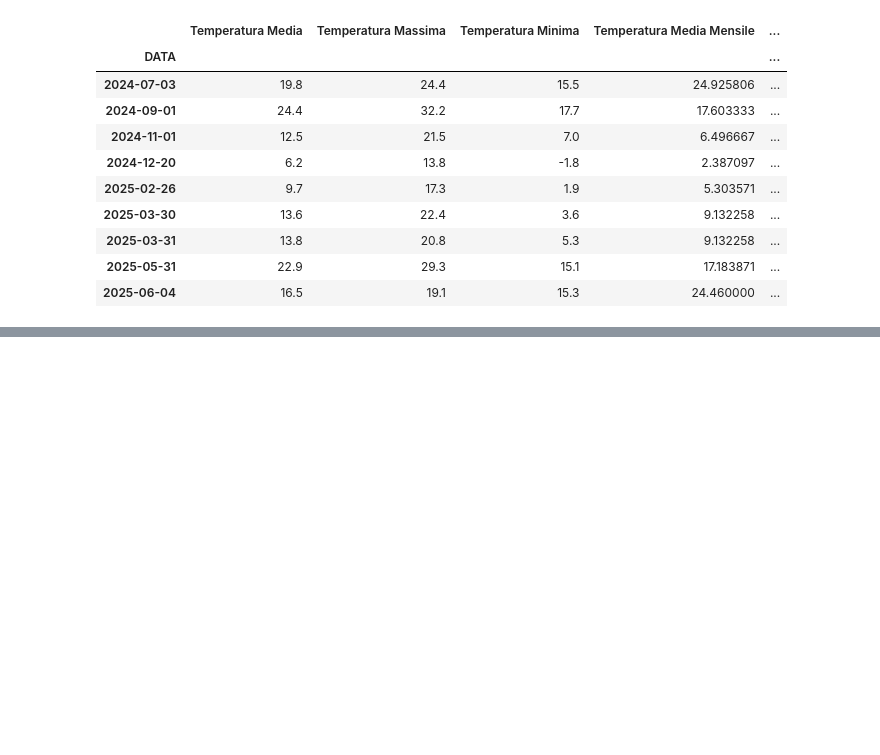
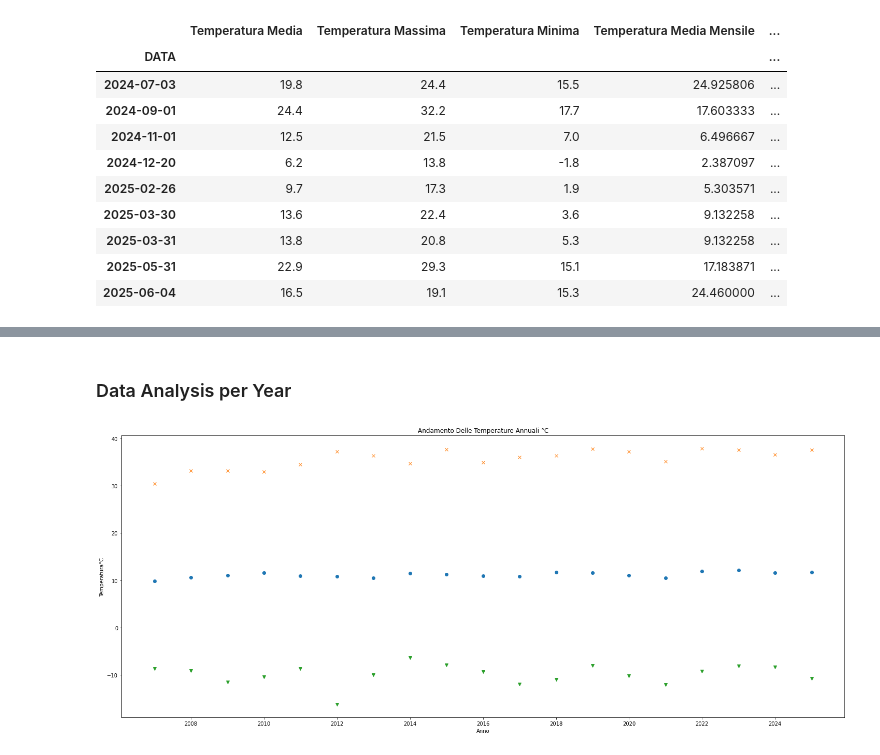
Before and after one commit to alepini88/NumPy-Fundamentals-Exercises-and-Projects, a Jupyter notebook: Numpy Mini progetto temperature e statistica.ipynb, the cells around one changed output, grey strips where cells are left out. Saved outputs shown, nothing was run; the diff lists cells and outputs as text; code cells hidden in the pictures; blank space fills up the shorter version.

```diff
--- a/Numpy Mini progetto temperature e statistica.ipynb
+++ b/Numpy Mini progetto temperature e statistica.ipynb
@@ -192,0 +309,48 @@ df_anomalie # DataFrame delle Anomalie
+# %%
+# Faccio statistiche per mese e anno usando "groupby"
+df.index = pd.to_datetime(df.index, format="%Y-%m-%d") # converto l'indice a "datetime"
+
+# Creo un Data Frame con i dati ragrupprati per MESE #######################################################################
+df_mensile = df.groupby(df.index.to_period("M")).agg({"Temperatura Media °C" : "mean",
+                                                      "Temperatura Minima °C": "min",
+                                                      "Temperatura Massima °C": "max"})
+df_mensile["Std Temperatura Media Mensile °C"] = df.groupby(df.index.to_period("M"))["Temperatura Media °C"].std()
+
+#Cambio il nome delle colonne e dell'indice
+df_mensile.rename(columns={"Temperatura Media °C": "Temperatura Media Mensile °C",
+                           "Temperatura Minima °C": "Temperatura Minima Mensile °C",
+                          "Temperatura Massima °C": "Temperatura Massima Mensile °C"}, inplace=True)
+df_mensile.index.name =  "Mese"
+df_mensile.drop("2026-01", inplace=True) # Elimino la riga relativa a Gennaio 2026 perché non completa
+
+
+#Creo un Data Frame con i dati ragruppati per ANNO #################################################################################
+df_anno = df.groupby(df.index.to_period("Y")).agg({"Temperatura Media °C": "mean",
+                                                   "Temperatura Minima °C": "min",
+                                                  "Temperatura Massima °C": "max"})
+df_anno["Std Temperatura Media Annuale °C"] = df.groupby(df.index.to_period("Y"))["Temperatura Media °C"].std()
+df_anno.rename(columns={"Temperatura Media °C":"Temperatura Media Annuale °C",
+                       "Temperatura Minima °C": "Temperatura Minima Annuale °C",
+                       "Temperatura Massima °C": "Temperatura Massima Annuale °C"}, inplace=True)
+df_anno.index.name = "Anno"
+df_anno.drop("2026", inplace=True) # Elimino l'ultima riga perché non ci sono dati per tutto l'anno
+# %% [markdown]
+### Data Analysis per Year
+# %%
+# Andamento delle temperature medie per anno
+
+T_massima = df_anno["Temperatura Massima Annuale °C"].max()
+T_minima = df_anno["Temperatura Minima Annuale °C"].min()
+
+
+plt.figure(figsize=(25,10))
+x=df_anno.index.to_timestamp()
+plt.plot(x,df_anno["Temperatura Media Annuale °C"], marker="o", linestyle="None")
+plt.plot(x,df_anno["Temperatura Massima Annuale °C"], marker="x", linestyle="None")
+plt.plot(x,df_anno["Temperatura Minima Annuale °C"], marker="v", linestyle="None")
+plt.xlabel("Anno")
+plt.ylabel("Temperatura°C")
+plt.title("Andamento Delle Temperature Annuali °C")
+plt.show()
+# %% [output]
+[figure, added]
```
Also changed, not shown: parts of 23 cells of this notebook.
